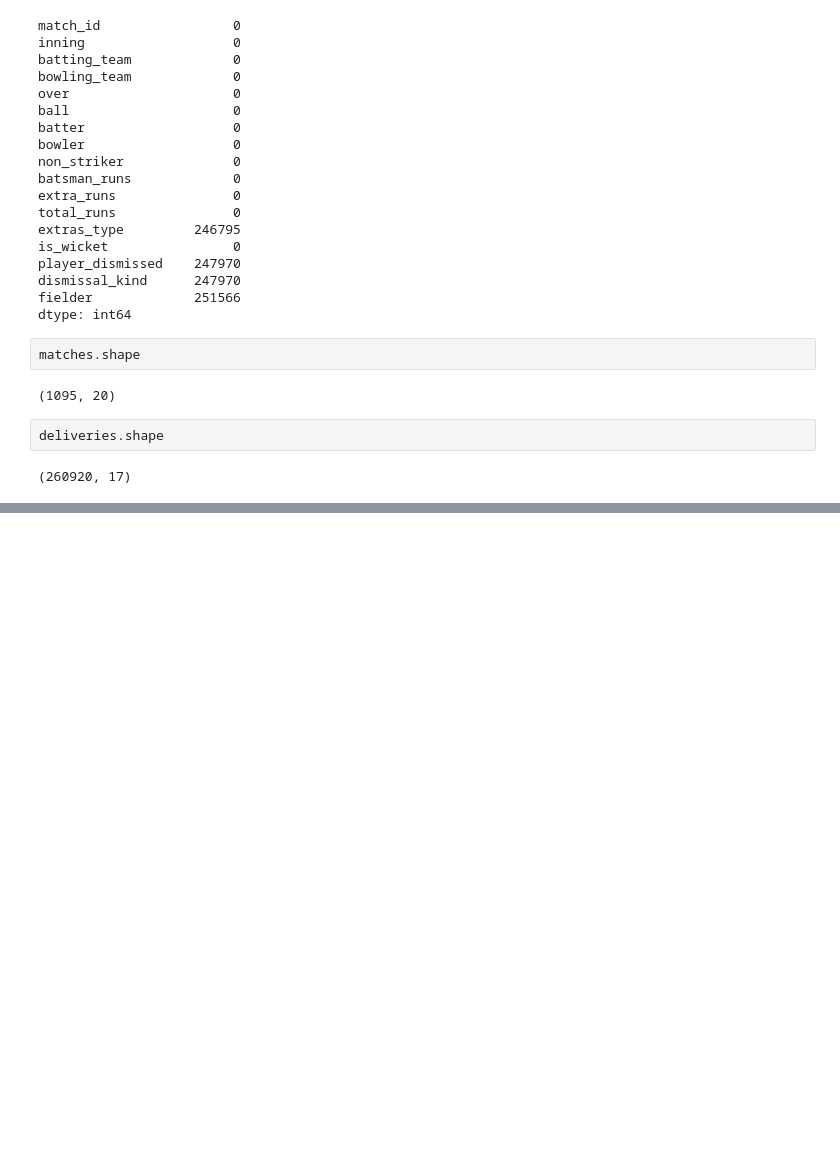
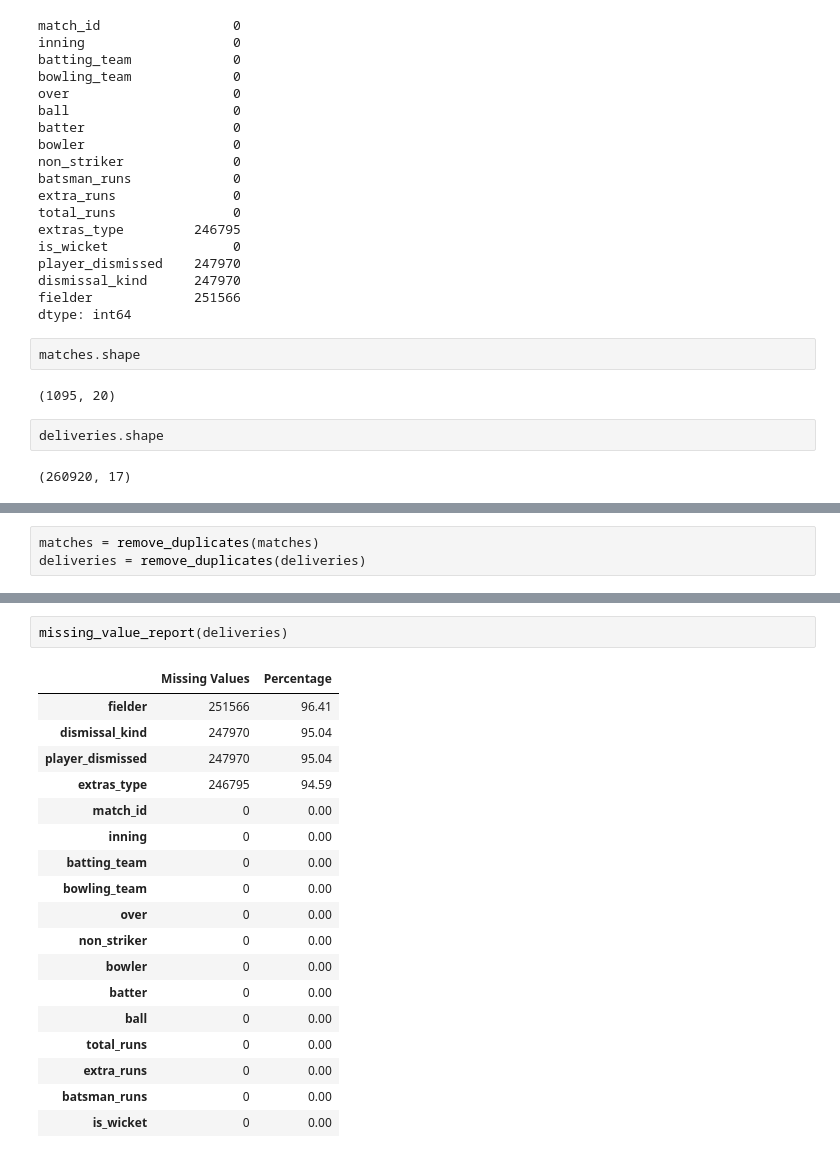
Before and after one commit to RonitKumar145/IPL-Analytics-Pipeline, a Jupyter notebook: notebooks/01_data_understanding.ipynb, the cells around one changed output, grey strips where cells are left out. Cells and saved outputs as stored; diff of their text form; blank space fills up the shorter version.

```diff
--- a/notebooks/01_data_understanding.ipynb
+++ b/notebooks/01_data_understanding.ipynb
@@ -132,0 +153,3 @@ deliveries.shape
+# %%
+matches = remove_duplicates(matches)
+deliveries = remove_duplicates(deliveries)
@@ -132,0 +176,21 @@ deliveries.shape
+# %%
+missing_value_report(deliveries)
+# %% [output]
+|  | Missing Values | Percentage |
+| fielder | 251566 | 96.41 |
+| dismissal_kind | 247970 | 95.04 |
+| player_dismissed | 247970 | 95.04 |
+| extras_type | 246795 | 94.59 |
+| match_id | 0 | 0.00 |
+| inning | 0 | 0.00 |
+| batting_team | 0 | 0.00 |
+| bowling_team | 0 | 0.00 |
+| over | 0 | 0.00 |
+| non_striker | 0 | 0.00 |
+| bowler | 0 | 0.00 |
+| batter | 0 | 0.00 |
+| ball | 0 | 0.00 |
+| total_runs | 0 | 0.00 |
+| extra_runs | 0 | 0.00 |
+| batsman_runs | 0 | 0.00 |
+| is_wicket | 0 | 0.00 |
```
Also changed, not shown: parts of 29 cells of this notebook, 9 other files.
